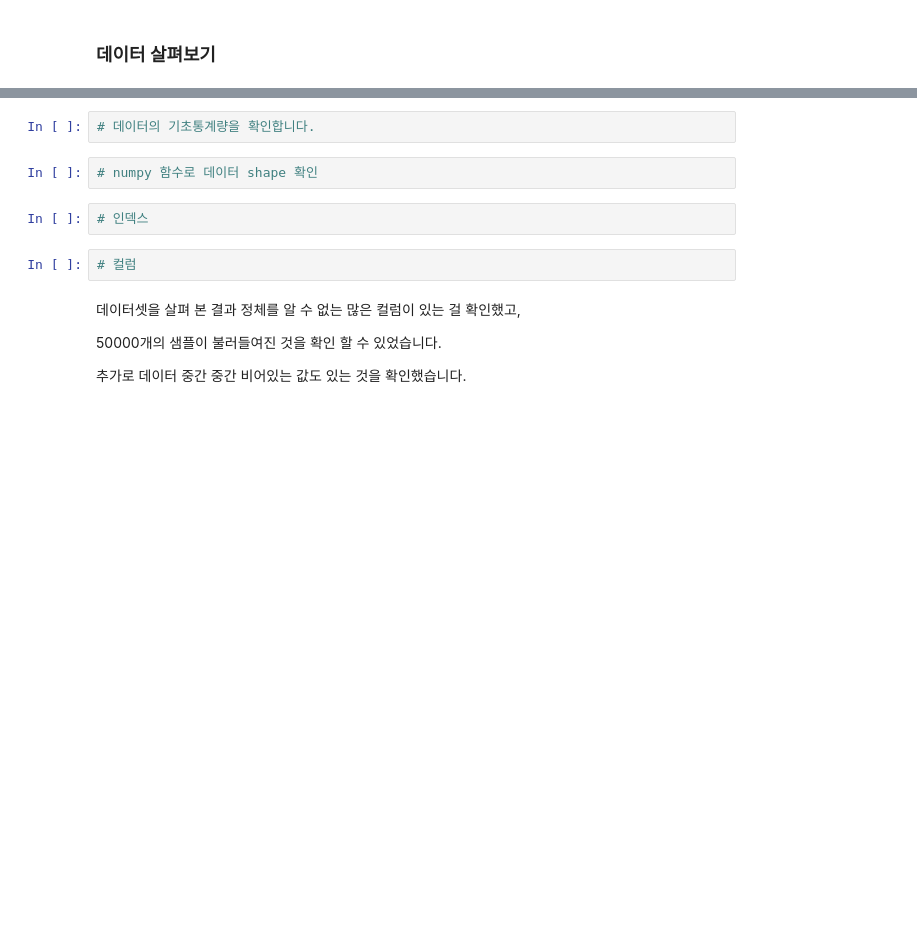
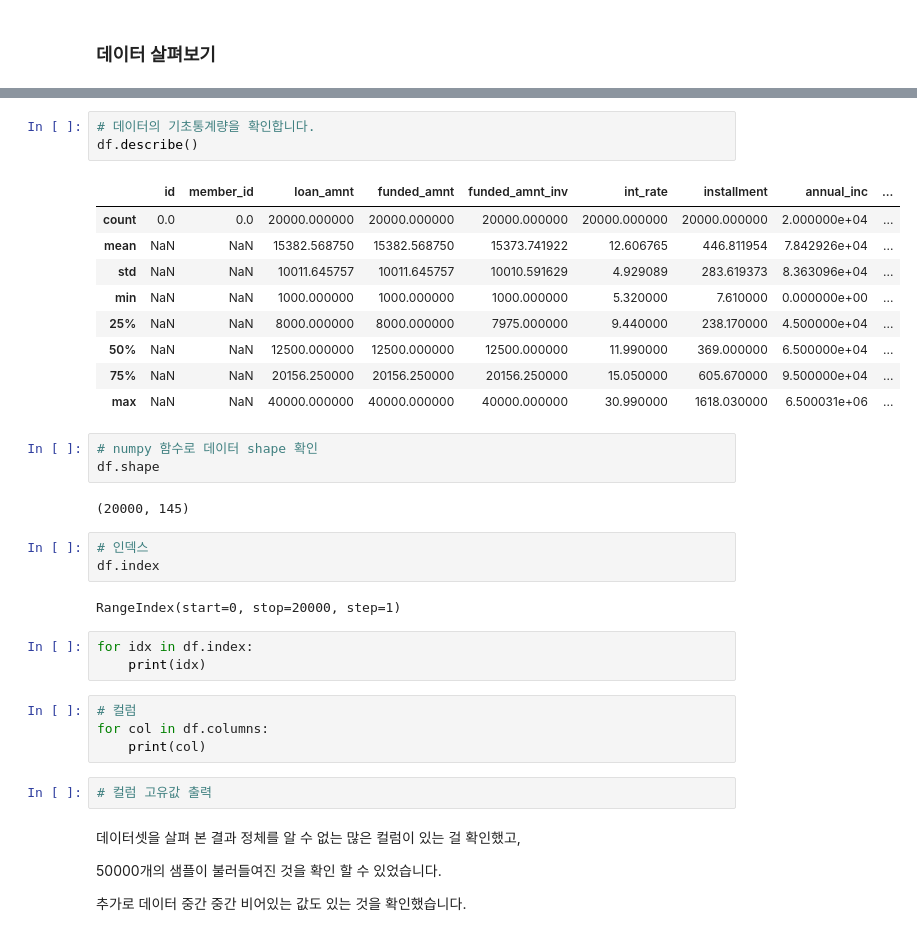
Before and after one commit to y001003/yeardream, a Jupyter notebook: python_advance/02_package_pandas_finance.ipynb, the cells around one changed output, grey strips where cells are left out. Drawn from its saved outputs; the diff is of its cells as text; blank space fills up the shorter version.

```diff
--- a/python_advance/02_package_pandas_finance.ipynb
+++ b/python_advance/02_package_pandas_finance.ipynb
@@ -123,11 +227,35 @@ df1 = pd.read_excel('./data/loan1.xlsb',
 # %%
 # 데이터의 기초통계량을 확인합니다.
+df.describe()
+# %% [output]
+|  | id | member_id | loan_amnt | funded_amnt | funded_amnt_inv | int_rate | installment | annual_inc | ... |
+| count | 0.0 | 0.0 | 20000.000000 | 20000.000000 | 20000.000000 | 20000.000000 | 20000.000000 | 2.000000e+04 | ... |
+| mean | NaN | NaN | 15382.568750 | 15382.568750 | 15373.741922 | 12.606765 | 446.811954 | 7.842926e+04 | ... |
+| std | NaN | NaN | 10011.645757 | 10011.645757 | 10010.591629 | 4.929089 | 283.619373 | 8.363096e+04 | ... |
+| min | NaN | NaN | 1000.000000 | 1000.000000 | 1000.000000 | 5.320000 | 7.610000 | 0.000000e+00 | ... |
+| 25% | NaN | NaN | 8000.000000 | 8000.000000 | 7975.000000 | 9.440000 | 238.170000 | 4.500000e+04 | ... |
+| 50% | NaN | NaN | 12500.000000 | 12500.000000 | 12500.000000 | 11.990000 | 369.000000 | 6.500000e+04 | ... |
+| 75% | NaN | NaN | 20156.250000 | 20156.250000 | 20156.250000 | 15.050000 | 605.670000 | 9.500000e+04 | ... |
+| max | NaN | NaN | 40000.000000 | 40000.000000 | 40000.000000 | 30.990000 | 1618.030000 | 6.500031e+06 | ... |
 # %%
 # numpy 함수로 데이터 shape 확인
+df.shape
+# %% [output]
+(20000, 145)
 # %%
 # 인덱스
+df.index
+# %% [output]
+RangeIndex(start=0, stop=20000, step=1)
+# %%
+for idx in df.index:
+    print(idx)
+# %%
+# 컬럼
+for col in df.columns:
+    print(col)
 # %%
-# 컬럼
+# 컬럼 고유값 출력
 # %% [markdown]
 데이터셋을 살펴 본 결과 정체를 알 수 없는 많은 컬럼이 있는 걸 확인했고,
 
```
Also changed, not shown: parts of 21 cells of this notebook.
